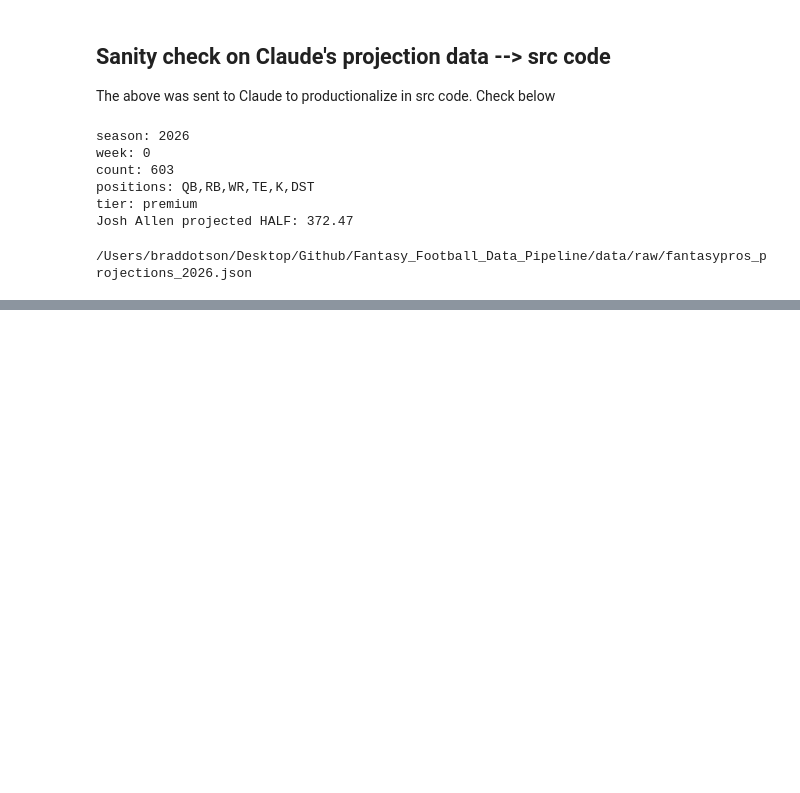
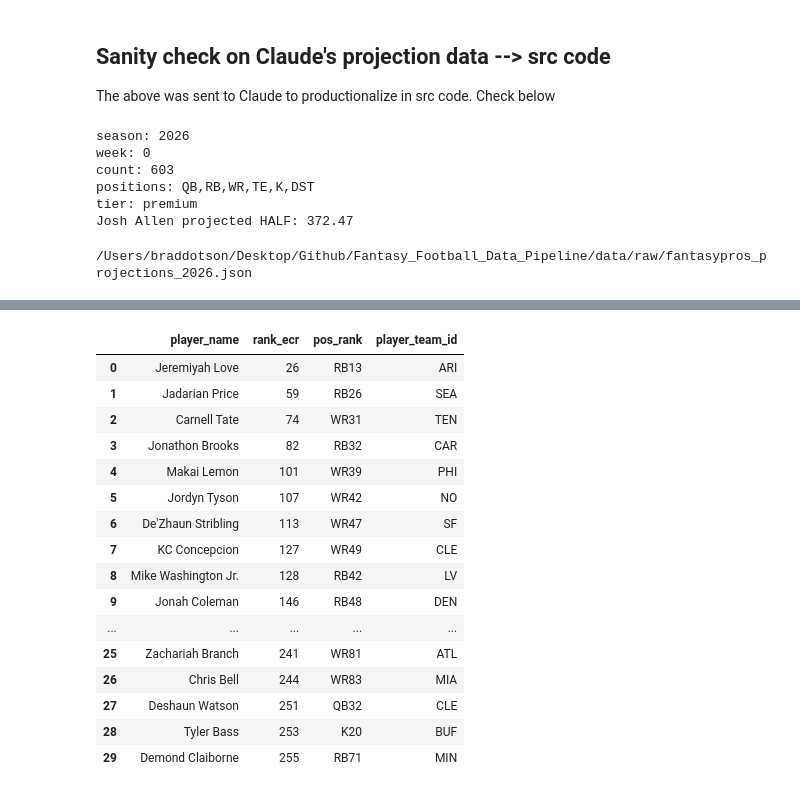
Before and after one commit to brad-dotson/Fantasy_Football_Data_Pipeline, a Jupyter notebook: notebooks/00_fantasypros_api_sandbox.ipynb, the cells around one changed output, grey strips where cells are left out. Cells and saved outputs as stored; diff of their text form; code cells hidden in the pictures; blank space fills up the shorter version.

Commit message:
Explored 2025 player performance API and data, then updated context docs with learnings

```diff
--- a/notebooks/00_fantasypros_api_sandbox.ipynb
+++ b/notebooks/00_fantasypros_api_sandbox.ipynb
@@ -517,0 +644,20 @@ print(saved_path)
+# %%
+# Check player_id coverage against the 2026 draft-board universe
+
+player_points_ids_set = {
+    player["player_id"]
+    for player in player_points_data["players"]
+}
+
+consensus_player_ids_set = {
+    player["player_id"]
+    for player in consensus_data["players"]
+}
+
+match_count = len(
+    consensus_player_ids_set & player_points_ids_set
+)
+
+total_count = len(consensus_player_ids_set)
+
+match_count, total_count, match_count / total_count
@@ -517,0 +666,21 @@ print(saved_path)
+# %%
+# Inspect missing players
+missing_2025_points_ids = (
+    consensus_player_ids_set - player_points_ids_set
+)
+
+missing_2025_players_df = pd.DataFrame([
+    player
+    for player in consensus_data["players"]
+    if player["player_id"] in missing_2025_points_ids
+])
+
+missing_2025_players_df[
+    [
+        "player_name",
+        "player_team_id",
+        "player_position_id",
+        "rank_ecr",
+        "pos_rank",
+    ]
+]
@@ -517,0 +701,22 @@ print(saved_path)
+# %%
+missing_2025_players_df[
+    ["player_name", "rank_ecr", "pos_rank", "player_team_id"]
+].sort_values("rank_ecr").head(30)
+# %% [output]
+|  | player_name | rank_ecr | pos_rank | player_team_id |
+| 0 | Jeremiyah Love | 26 | RB13 | ARI |
+| 1 | Jadarian Price | 59 | RB26 | SEA |
+| 2 | Carnell Tate | 74 | WR31 | TEN |
+| 3 | Jonathon Brooks | 82 | RB32 | CAR |
+| 4 | Makai Lemon | 101 | WR39 | PHI |
+| 5 | Jordyn Tyson | 107 | WR42 | NO |
+| 6 | De'Zhaun Stribling | 113 | WR47 | SF |
+| 7 | KC Concepcion | 127 | WR49 | CLE |
+| 8 | Mike Washington Jr. | 128 | RB42 | LV |
+| 9 | Jonah Coleman | 146 | RB48 | DEN |
+| ... | ... | ... | ... | ... |
+| 25 | Zachariah Branch | 241 | WR81 | ATL |
+| 26 | Chris Bell | 244 | WR83 | MIA |
+| 27 | Deshaun Watson | 251 | QB32 | CLE |
+| 28 | Tyler Bass | 253 | K20 | BUF |
+| 29 | Demond Claiborne | 255 | RB71 | MIN |
```
Also changed, not shown: parts of 11 cells of this notebook, 2 other files.
